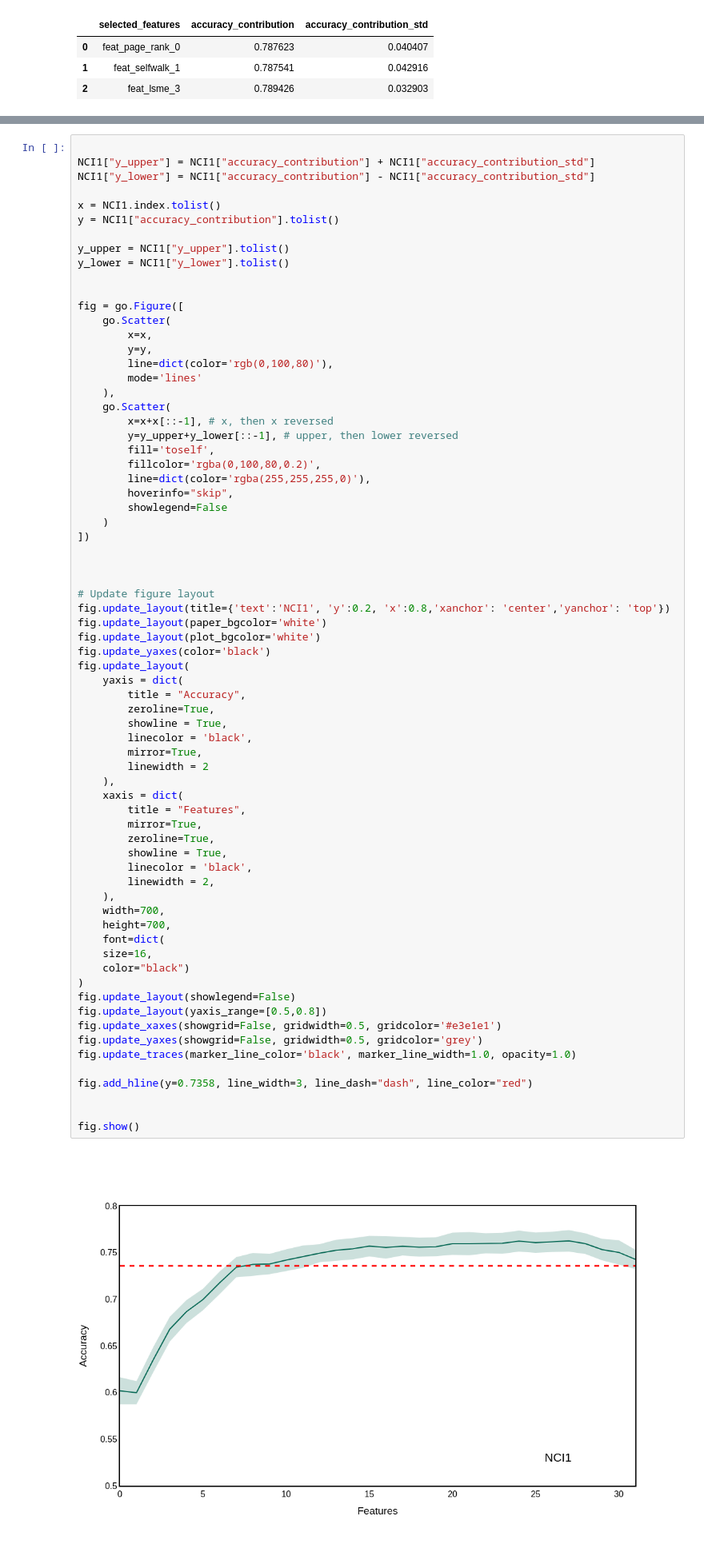
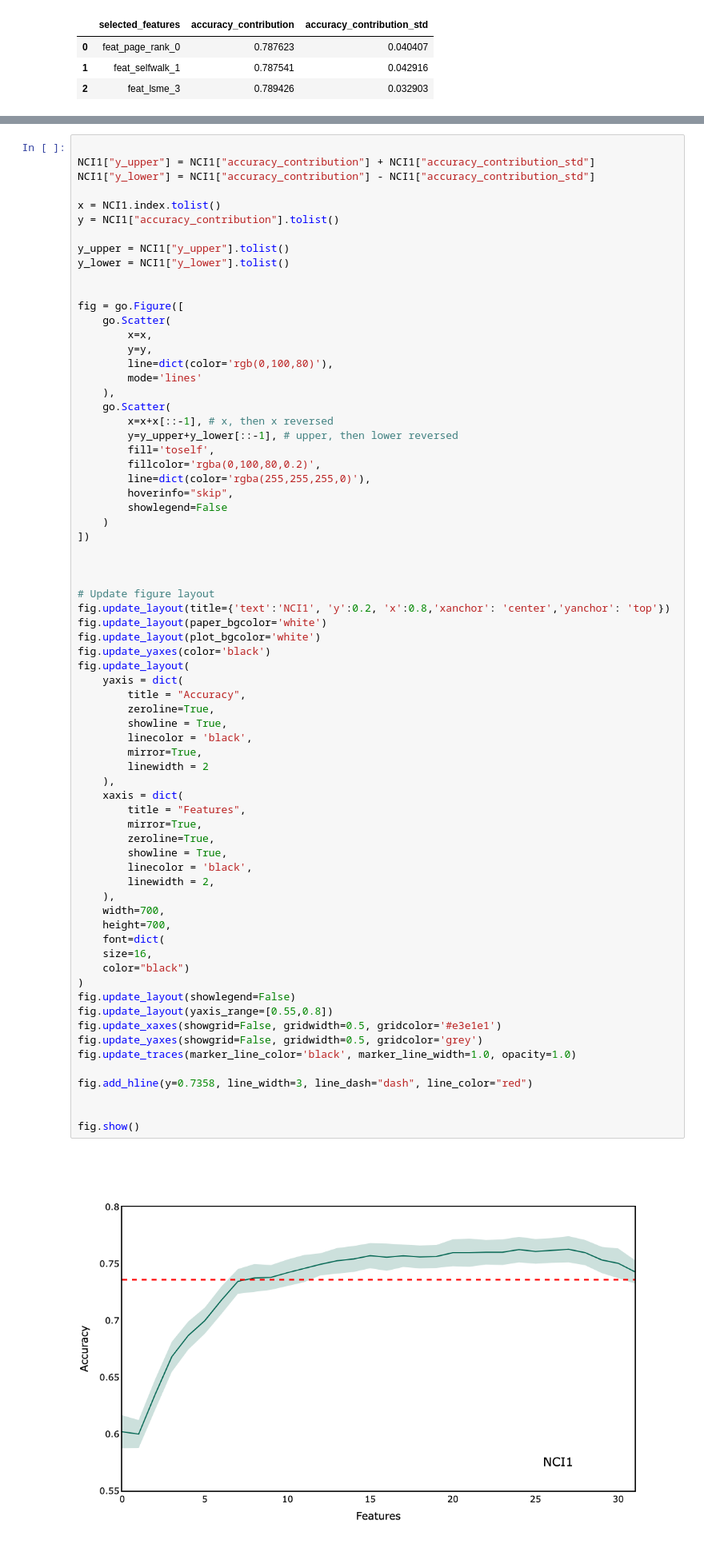
Before and after one commit to ashdehghan/NEExT, a Jupyter notebook: data/Untitled.ipynb, the cells around one changed output, grey strips where cells are left out. Shown: that part at 80% size. Drawn from its saved outputs; the diff is of its cells as text.

```diff
--- a/data/Untitled.ipynb
+++ b/data/Untitled.ipynb
@@ -348,32 +348,32 @@ fig.update_layout(
         zeroline=True,
         showline = True,
         linecolor = 'black',
         mirror=True,
         linewidth = 2
     ),
     xaxis = dict(
         title = "Features",
         mirror=True,
         zeroline=True,
         showline = True,
         linecolor = 'black',
         linewidth = 2,
     ),
     width=700,
     height=700,
     font=dict(
     size=16,
     color="black")
 )
 fig.update_layout(showlegend=False)
-fig.update_layout(yaxis_range=[0.5,0.8])
+fig.update_layout(yaxis_range=[0.55,0.8])
 fig.update_xaxes(showgrid=False, gridwidth=0.5, gridcolor='#e3e1e1')
 fig.update_yaxes(showgrid=False, gridwidth=0.5, gridcolor='grey')
 fig.update_traces(marker_line_color='black', marker_line_width=1.0, opacity=1.0)
 
 fig.add_hline(y=0.7358, line_width=3, line_dash="dash", line_color="red")
 
 
 fig.show()
 # %% [output]
-[figure, old version]
+[figure, new version]
```
Also changed, not shown: parts of 4 cells of this notebook.
